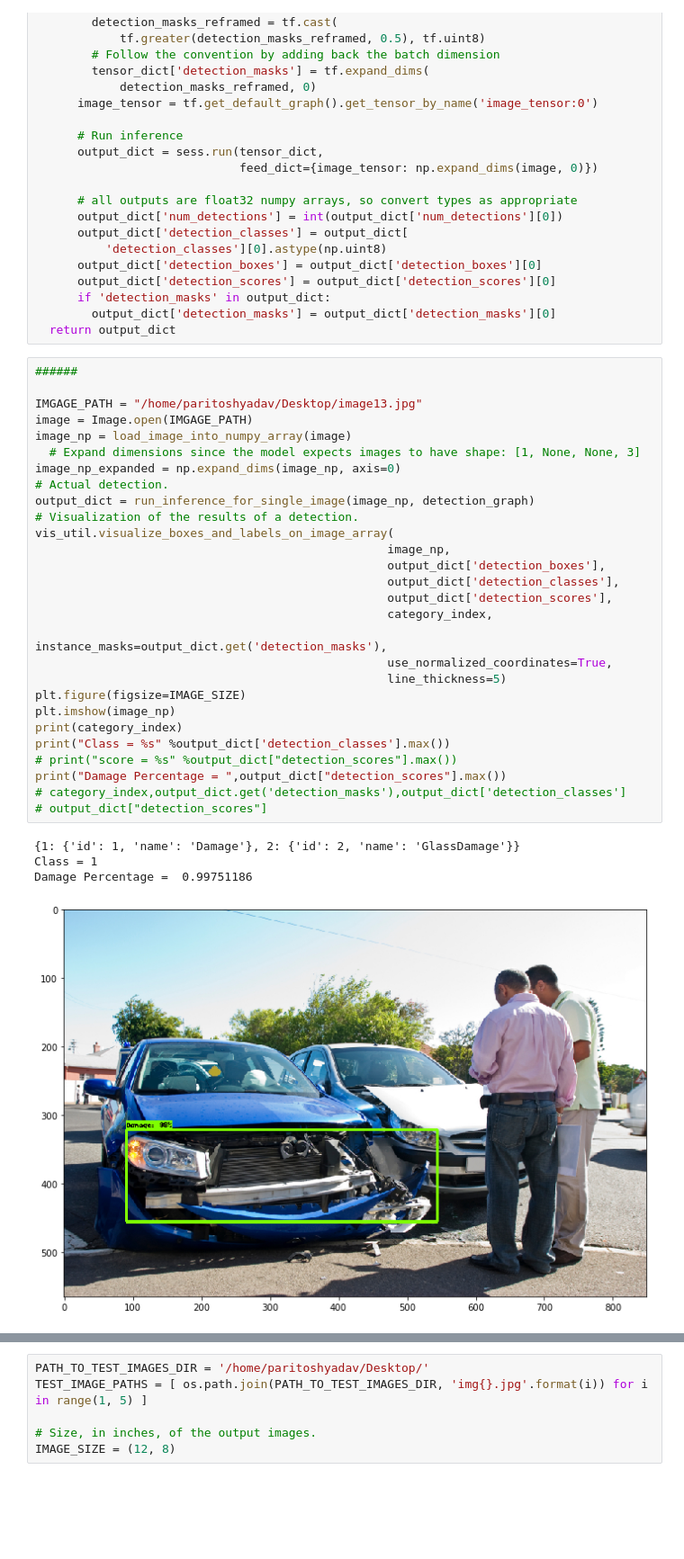
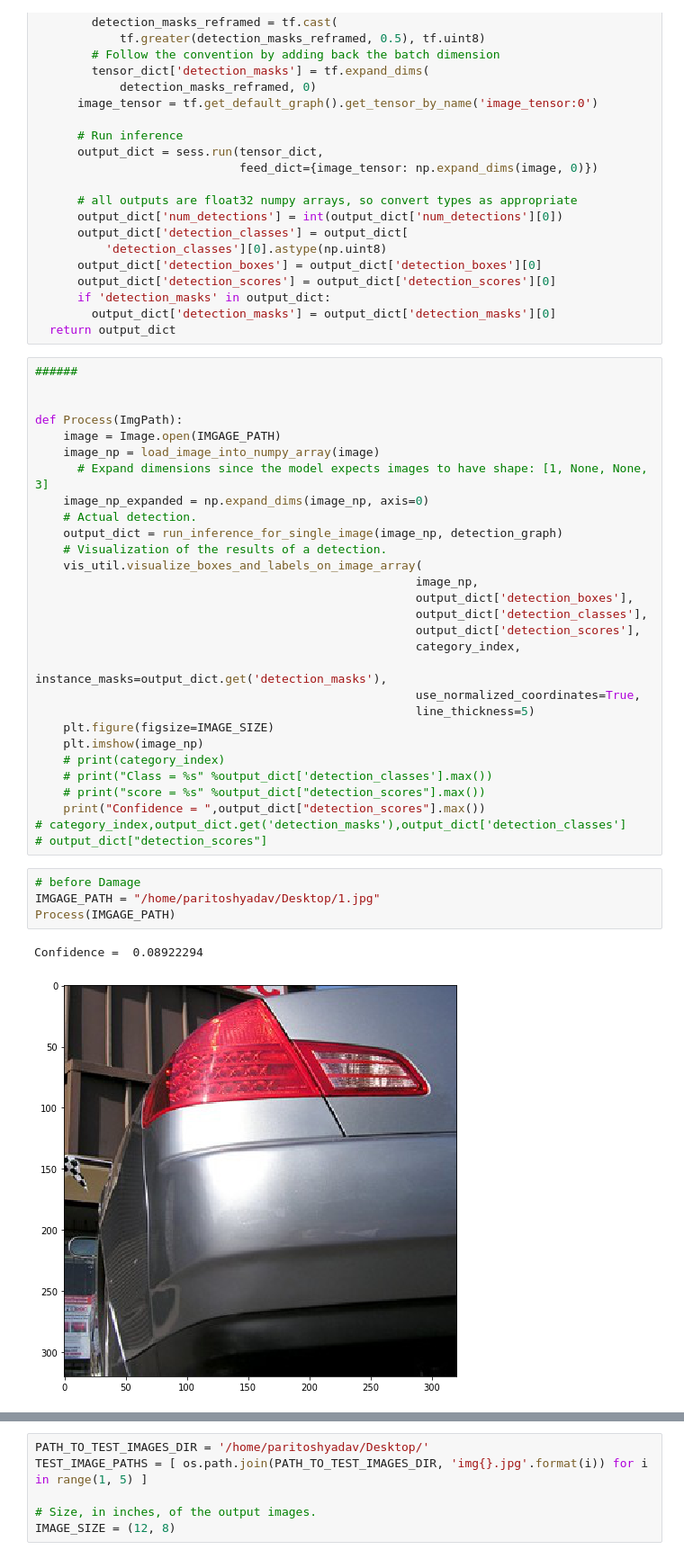
Before and after one commit to Paritosh535/Tensorflow_Damage_Car_Identification, a Jupyter notebook: Damage_Detection.ipynb, the cells around one changed output, grey strips where cells are left out. Shown at 90% size. Saved outputs shown, nothing was run; the diff lists cells and outputs as text; blank space fills up the shorter version.

```diff
--- a/Damage_Detection.ipynb
+++ b/Damage_Detection.ipynb
@@ -122,33 +140,36 @@ def run_inference_for_single_image(image, graph):
 # %%
 ######
 
-IMGAGE_PATH = "/home/paritoshyadav/Desktop/image13.jpg"
-image = Image.open(IMGAGE_PATH)
-image_np = load_image_into_numpy_array(image)
-  # Expand dimensions since the model expects images to have shape: [1, None, None, 3]
-image_np_expanded = np.expand_dims(image_np, axis=0)
-# Actual detection.
-output_dict = run_inference_for_single_image(image_np, detection_graph)
-# Visualization of the results of a detection.
-vis_util.visualize_boxes_and_labels_on_image_array(
-                                                  image_np,
-                                                  output_dict['detection_boxes'],
-                                                  output_dict['detection_classes'],
-                                                  output_dict['detection_scores'],
-                                                  category_index,
-                                                  instance_masks=output_dict.get('detection_masks'),
-                                                  use_normalized_coordinates=True,
-                                                  line_thickness=5)
-plt.figure(figsize=IMAGE_SIZE)
-plt.imshow(image_np)
-print(category_index)
-print("Class = %s" %output_dict['detection_classes'].max())
-# print("score = %s" %output_dict["detection_scores"].max())
-print("Damage Percentage = ",output_dict["detection_scores"].max())
+
+def Process(ImgPath):
+    image = Image.open(IMGAGE_PATH)
+    image_np = load_image_into_numpy_array(image)
+      # Expand dimensions since the model expects images to have shape: [1, None, None, 3]
+    image_np_expanded = np.expand_dims(image_np, axis=0)
+    # Actual detection.
+    output_dict = run_inference_for_single_image(image_np, detection_graph)
+    # Visualization of the results of a detection.
+    vis_util.visualize_boxes_and_labels_on_image_array(
+                                                      image_np,
+                                                      output_dict['detection_boxes'],
+                                                      output_dict['detection_classes'],
+                                                      output_dict['detection_scores'],
+                                                      category_index,
+                                                      instance_masks=output_dict.get('detection_masks'),
+                                                      use_normalized_coordinates=True,
+                                                      line_thickness=5)
+    plt.figure(figsize=IMAGE_SIZE)
+    plt.imshow(image_np)
+    # print(category_index)
+    # print("Class = %s" %output_dict['detection_classes'].max())
+    # print("score = %s" %output_dict["detection_scores"].max())
+    print("Confidence = ",output_dict["detection_scores"].max())
 # category_index,output_dict.get('detection_masks'),output_dict['detection_classes']
 # output_dict["detection_scores"]
-# %% [output]
-{1: {'id': 1, 'name': 'Damage'}, 2: {'id': 2, 'name': 'GlassDamage'}}
-Class = 1
-Damage Percentage =  0.99751186
-[figure, removed]
+# %%
+# before Damage
+IMGAGE_PATH = "/home/paritoshyadav/Desktop/1.jpg"
+Process(IMGAGE_PATH)
+# %% [output]
+Confidence =  0.08922294
+[figure, added]
```
Also changed, not shown: parts of 5 cells of this notebook.
